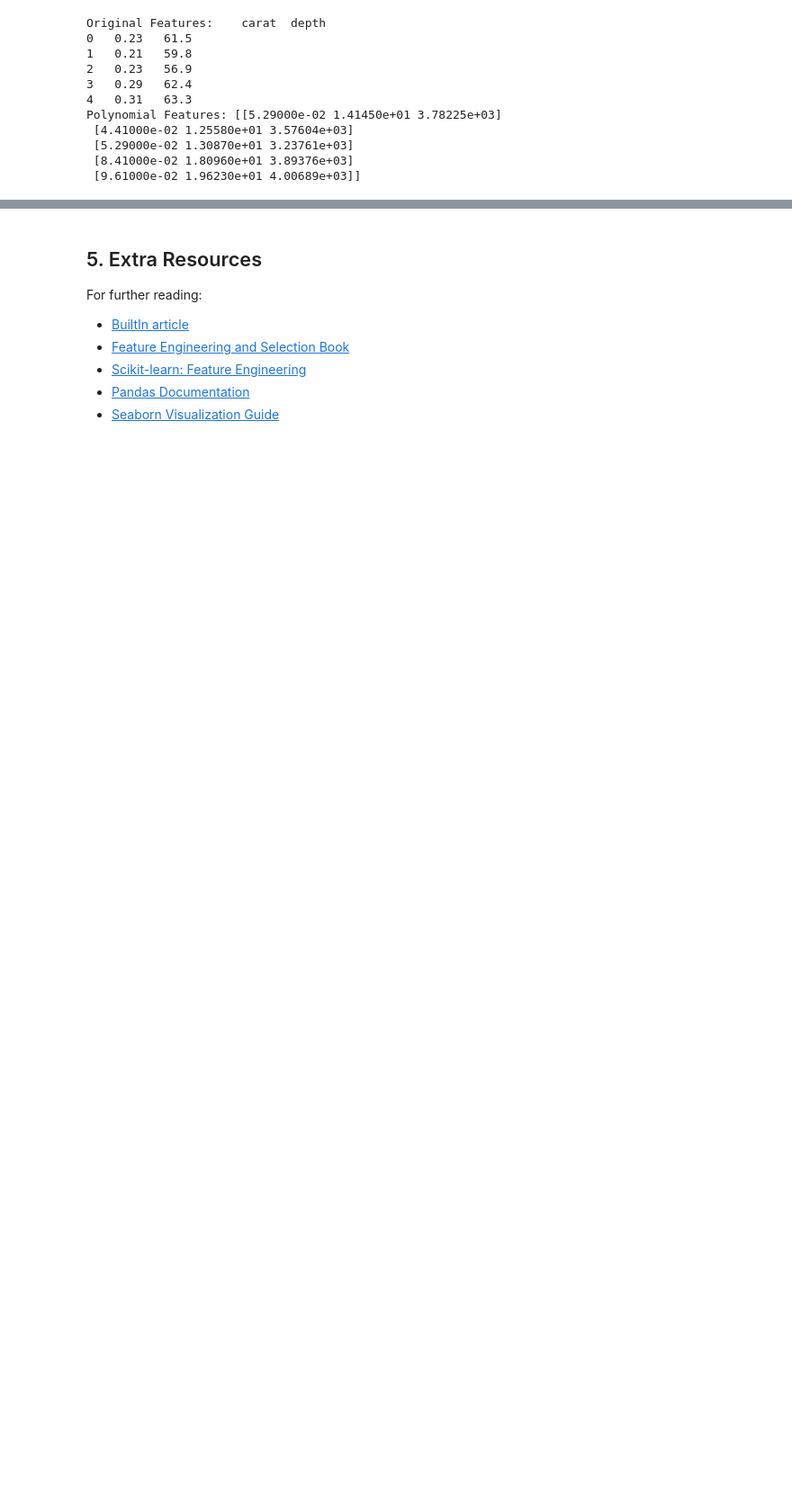
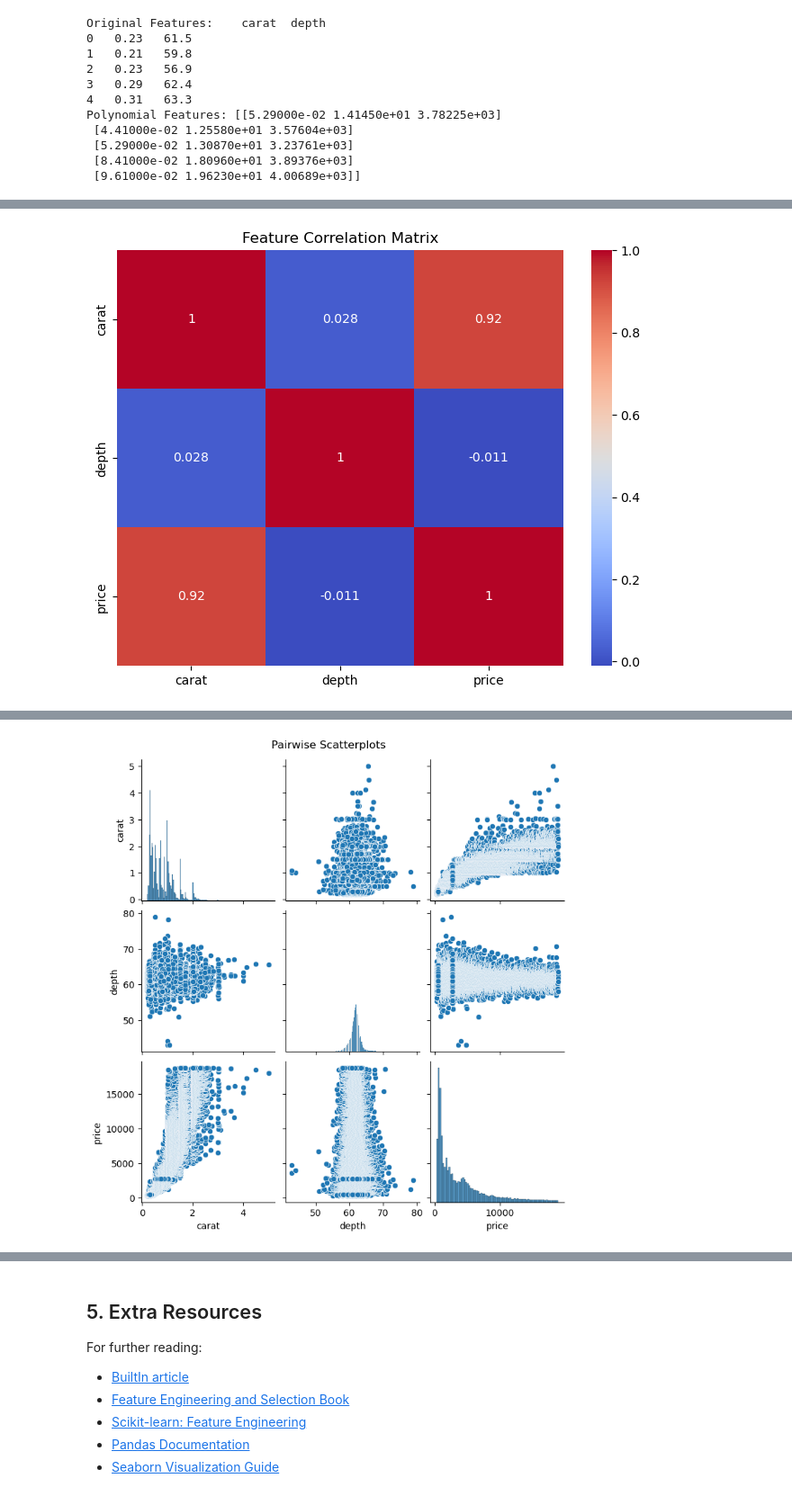
Before and after one commit to H0wl3r2001/EDA_FeatureEngineering, a Jupyter notebook: FeatureEngineering_Selection.ipynb, the cells around one changed output, grey strips where cells are left out. Shown: that part at 90% size. Cells and saved outputs as stored; diff of their text form; code cells hidden in the pictures; blank space fills up the shorter version.

Commit message:
multicollinearity

```diff
--- a/FeatureEngineering_Selection.ipynb
+++ b/FeatureEngineering_Selection.ipynb
@@ -56,0 +86,70 @@ Polynomial Features: [[5.29000e-02 1.41450e+01 3.78225e+03]
+# %%
+# Step 1: Correlation Matrix
+corr_matrix = df_diamonds[['carat', 'depth', 'price']].corr()
+plt.figure(figsize=(8, 6))
+sns.heatmap(corr_matrix, annot=True, cmap='coolwarm')
+plt.title("Feature Correlation Matrix")
+plt.show()
+
+# Step 2: Compute VIF
+X = df_diamonds[['carat', 'depth', 'price']]
+X_scaled = StandardScaler().fit_transform(X)
+vif_data = pd.DataFrame()
+vif_data["Feature"] = X.columns
+vif_data["VIF"] = [variance_inflation_factor(X_scaled, i) for i in range(X_scaled.shape[1])]
+print("VIF Data:")
+print(vif_data)
+
+# Step 3: Compute Tolerance
+vif_data["Tolerance"] = 1 / vif_data["VIF"]
+print("\nTolerance Data:")
+print(vif_data)
+
+# Step 4: Eigenvalues and Condition Index
+correlation_matrix = X.corr()
+eigenvalues, eigenvectors = np.linalg.eig(correlation_matrix)
+condition_index = np.sqrt(eigenvalues.max() / eigenvalues)
+print("\nEigenvalues:")
+print(eigenvalues)
+print("\nCondition Index:")
+print(condition_index)
+
+# Step 5: Pairwise Scatterplots
+sns.pairplot(df_diamonds[['carat', 'depth', 'price']])
+plt.suptitle("Pairwise Scatterplots", y=1.02)
+plt.show()
+
+# Step 6: Partial Regression Plots (using statsmodels)
+import statsmodels.api as sm
+
+for feature in ['carat', 'depth']:
+    X_temp = df_diamonds[['carat', 'depth']].drop(feature, axis=1)
+    X_temp = sm.add_constant(X_temp)
+    y = df_diamonds['price']
+    model = sm.OLS(y, X_temp).fit()
+    residuals = model.resid
+    partial_residuals = df_diamonds[feature] - model.predict(X_temp)
+
+    plt.figure(figsize=(6, 4))
+    sns.scatterplot(x=partial_residuals, y=residuals)
+    plt.title(f"Partial Regression Plot for {feature}")
+    plt.xlabel(f"Partial Residuals for {feature}")
+    plt.ylabel("Residuals")
+    plt.show()
+
+# Step 7: Principal Component Analysis (PCA)
+pca = PCA()
+X_pca = pca.fit_transform(X_scaled)
+explained_variance_ratio = pca.explained_variance_ratio_
+print("\nExplained Variance Ratio by PCA Components:")
+print(explained_variance_ratio)
+
+print("\nConclusion:")
+print("1. Correlation Matrix: High correlation between features suggests multicollinearity.")
+print("2. VIF and Tolerance: VIF > 5 or Tolerance < 0.2 indicates multicollinearity.")
+print("3. Eigenvalues and Condition Index: Small eigenvalues and high condition index (>15) suggest multicollinearity.")
+print("4. Pairwise Scatterplots: Visual inspection of relationships between features.")
+print("5. Partial Regression Plots: Visualize the relationship between each feature and the target, controlling for other features.")
+print("6. PCA: A small number of components explaining a large proportion of variance indicates multicollinearity.")
+# %% [output]
+[figure, added]
@@ -56,0 +173 @@ Polynomial Features: [[5.29000e-02 1.41450e+01 3.78225e+03]
+[figure, added]
```
Also changed, not shown: parts of 3 cells of this notebook.
